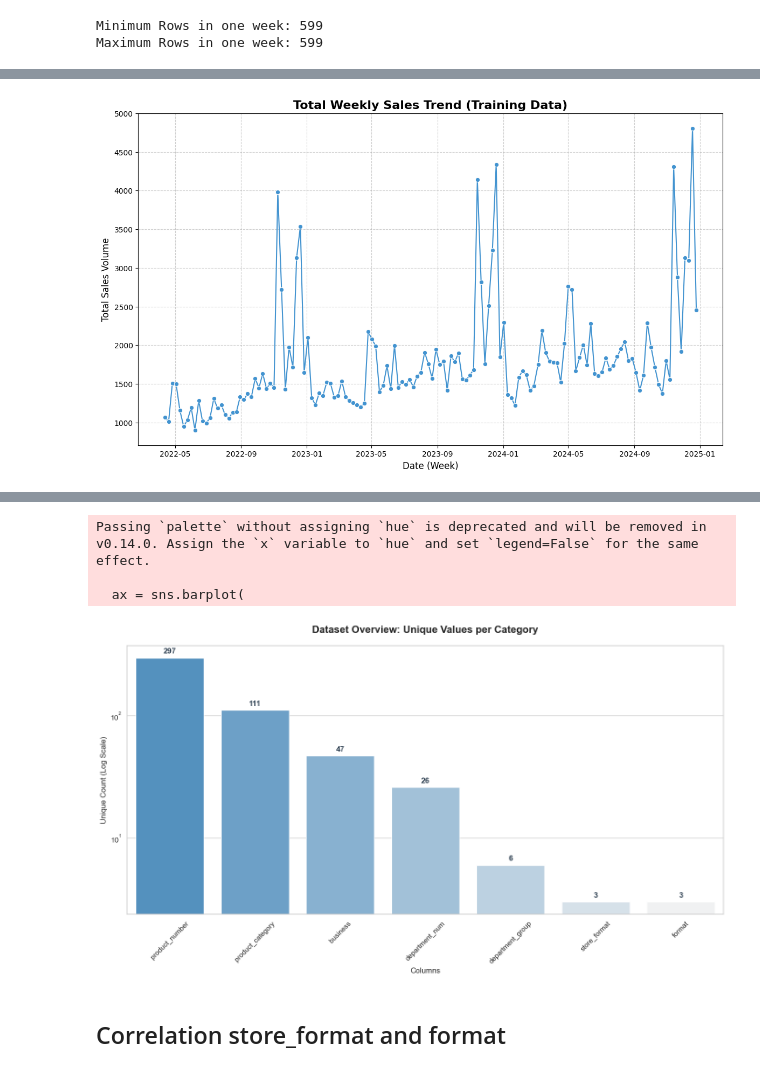
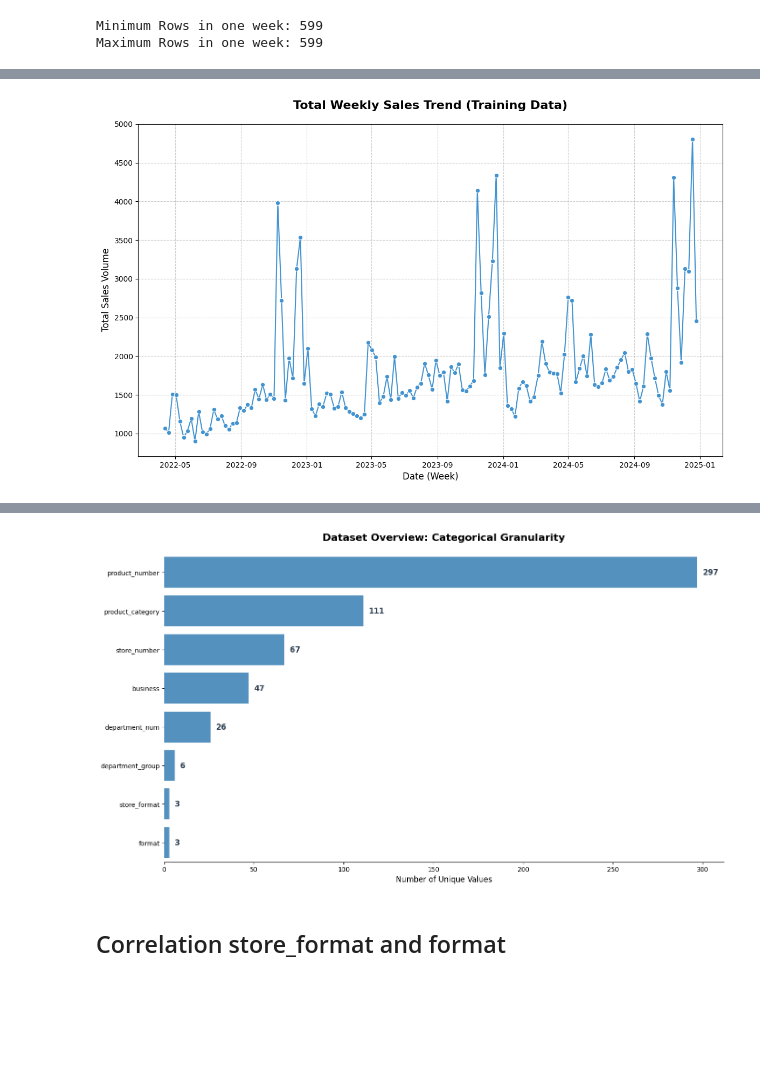
Before and after one commit to luisgrewe/StockSalesPrediction, a Jupyter notebook: salesprediction.ipynb, the cells around one changed output, grey strips where cells are left out. Drawn from its saved outputs; the diff is of its cells as text; code cells hidden in the pictures; blank space fills up the shorter version.

```diff
--- a/salesprediction.ipynb
+++ b/salesprediction.ipynb
@@ -72,80 +70,52 @@ plt.show()
 plt.figure(figsize=(14, 8))
 weekly_sales = df_train.groupby('week')['sales'].sum().reset_index()
 sns.lineplot(data=weekly_sales, x='week', y='sales', marker='o', color="#4293D0")
-plt.title('Total Weekly Sales Trend (Training Data)', fontsize=16, fontweight='bold')
+plt.title('Total Weekly Sales Trend (Training Data)', fontsize=16, fontweight='bold', pad=20)
 plt.xlabel('Date (Week)', fontsize=12)
 plt.ylabel('Total Sales Volume', fontsize=12)
 plt.grid(True, linestyle='--', alpha=0.6)
 plt.savefig('images/time_series.png', dpi=300)
 plt.show()
 # %% [output]
-[figure, old version]
+[figure, new version]
 # %%
-def display_dataset_summary(df):
-    # Define the columns of interest
+def display_dataset_summary_en(df):
     cols = [
         'product_number', 'product_category', 'business',
-        'department_num', 'department_group', 'store_format', 'format'
+        'department_num', 'department_group', 'store_format', 'format', 'store_number'
     ]
-
-    # Calculate unique counts and retrieve actual values
-    summary_data = []
-    for col in cols:
-        unique_vals = sorted(df[col].unique())
-        num_unique = len(unique_vals)
-        summary_data.append({'Dimension': col, 'Unique Count': num_unique})
-
-        # Print actual values (truncated if there are more than 20)
-        if num_unique <= 20:
-            print(f"{col} ({num_unique} values): {unique_vals}")
-        else:
-            print(f"{col} ({num_unique} values): {unique_vals[:10]} ... {unique_vals[-5:]}")
-
-    # Handle the 'week' column separately for the timeline
-    if 'week' in df.columns:
-        print(f"\nTimeline (week):")
-        print(f"  Min Date: {df['week'].min()}")
-        print(f"  Max Date: {df['week'].max()}")
-
-    # Prepare the data for plotting
+    summary_data = [{'Dimension': col, 'Unique Count': df[col].nunique()} for col in cols]
     summary_df = pd.DataFrame(summary_data).sort_values('Unique Count', ascending=False)
 
     plt.figure(figsize=(14, 8))
-    sns.set_theme(style="whitegrid")
+    #sns.set_style("white")
 
-    # Create a gradient palette based on your specific blue tone (#4293D0)
-    custom_palette = sns.light_palette("#4293D0", n_colors=len(summary_df), reverse=True)
+    target_blue = "#4293D0"
 
-    # Create the barplot using the custom blue palette
     ax = sns.barplot(
-        x='Dimension',
-        y='Unique Count',
+        x='Unique Count',
+        y='Dimension',
         data=summary_df,
-        palette=custom_palette
+        color=target_blue
     )
 
-    # Apply log scale for the y-axis (useful for comparing small vs large counts)
-    plt.yscale('log')
+    max_val = summary_df['Unique Count'].max()
+    for p in ax.patches:
+        width = p.get_width()
+        plt.text(width + (max_val * 0.01),
+                 p.get_y() + p.get_height()/2,
+                 f'{int(width):,}',
+                 va='center', fontsize=12, fontweight='bold', color='#2c3e50')
 
-    # Add data labels on top of the bars
-    for p in ax.patches:
-        height = p.get_height()
-        ax.annotate(f'{int(height)}',
-                    (p.get_x() + p.get_width() / 2., height),
-                    ha='center', va='center',
-                    xytext=(0, 10),
-                    textcoords='offset points',
-                    fontsize=12, fontweight='bold', color='#2c3e50')
+    plt.title('Dataset Overview: Categorical Granularity', fontsize=16, fontweight='bold', pad=20)
+    plt.xlabel('Number of Unique Values', fontsize=12)
+    plt.ylabel('')
 
-    # Formatting the chart
-    plt.title('Dataset Overview: Unique Values per Category', fontsize=16, fontweight='bold', pad=20)
-    plt.ylabel('Unique Count (Log Scale)', fontsize=12)
-    plt.xlabel('Columns', fontsize=12)
-    plt.xticks(rotation=45)
+    sns.despine(left=True, bottom=False)
 
     plt.tight_layout()
-    plt.savefig('images/unique_values_per_category.png')
+    plt.savefig('images/unique_values_presentation.png', dpi=300)
     plt.show()
 
-display_dataset_summary(df_train)
+display_dataset_summary_en(df_train)
 # %% [output]
@@ -163,7 +122,4 @@ Timeline (week):
-Passing `palette` without assigning `hue` is deprecated and will be removed in v0.14.0. Assign the `x` variable to `hue` and set `legend=False` for the same effect.
-
-  ax = sns.barplot(
-[figure, old version]
+[figure, new version]
 # %% [markdown]
 ## Correlation store_format and format
 # %%
```
Also changed, not shown: parts of 26 cells of this notebook, 35 other files.
